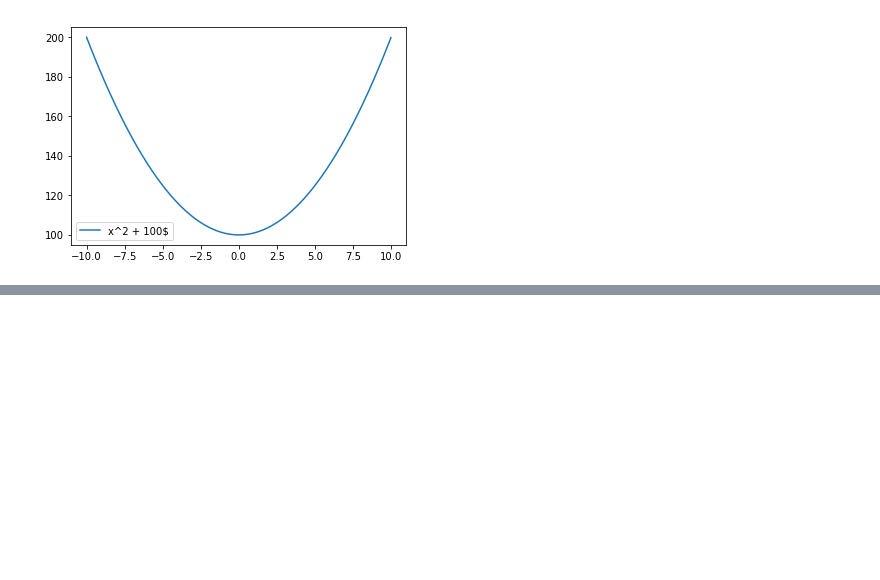
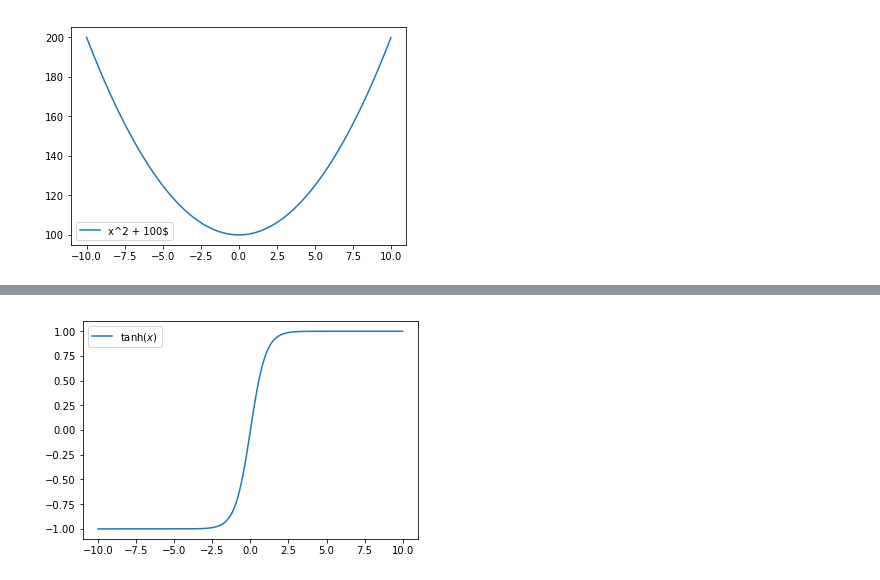
Before and after one commit to QiFuChina/emerging-technologies.github.io, a Jupyter notebook: notebooks/functions.ipynb, the cells around one changed output, grey strips where cells are left out. Saved outputs shown, nothing was run; the diff lists cells and outputs as text; code cells hidden in the pictures; blank space fills up the shorter version.

```diff
--- a/notebooks/functions.ipynb
+++ b/notebooks/functions.ipynb
@@ -84,0 +86,7 @@ pl.show()
+# %%
+y = np.tanh(x)
+pl.plot(x, y, label=r'$\tanh(x)$')
+pl.legend()
+pl.show()
+# %% [output]
+[figure, added]
```
Also changed, not shown: parts of 15 cells of this notebook, 2 other files.
